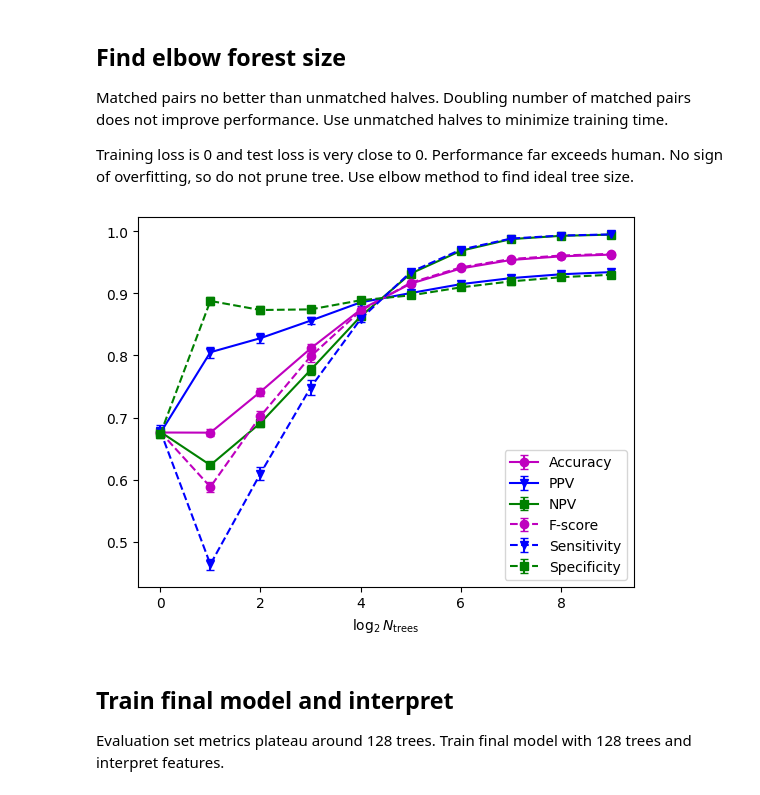
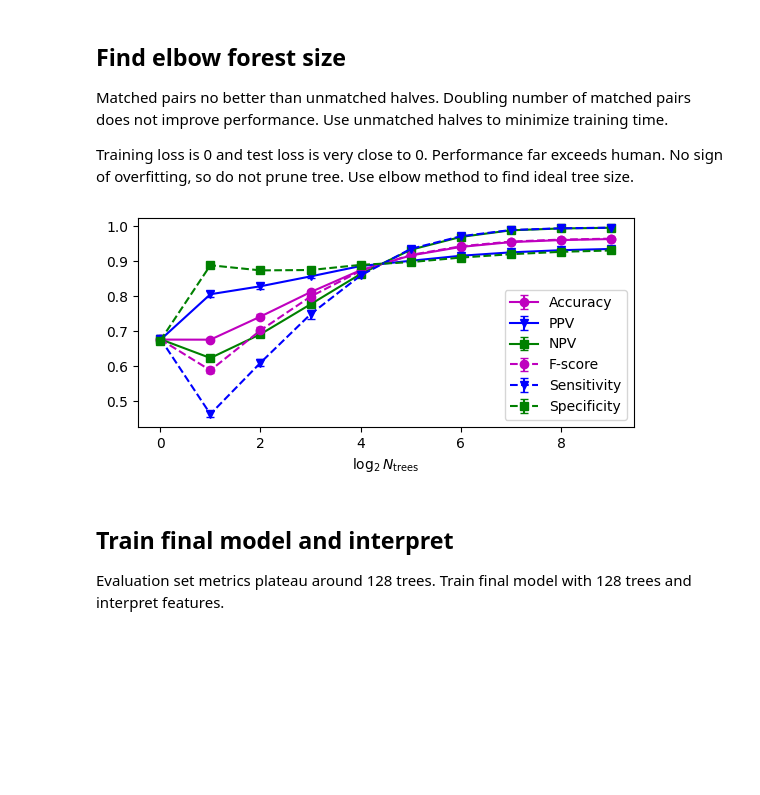
Before and after one commit to cjoshliu/cgl-stability-classifiers, a Jupyter notebook: random_forest.ipynb, the cells around one changed output. Saved outputs shown, nothing was run; the diff lists cells and outputs as text; code cells hidden in the pictures; blank space fills up the shorter version.

```diff
--- a/random_forest.ipynb
+++ b/random_forest.ipynb
@@ -72,7 +72,7 @@ RandomForestClassifier(random_state=np.int64(421))
 # %% [markdown]
 ### Evaluate
 # %%
-predict = clf.predict(data.X_test)
-eval_metrics = evaluate(predict, data.y_test)
+predict = clf.predict(data.X_dev)
+eval_metrics = evaluate(predict, data.y_dev)
 print(eval_metrics)
 # %% [output]
@@ -117,30 +117,31 @@ for log2_forest_size in range(n_log2_forest_sizes):
 # %%
 ci_ppf = Student.ppf(0.975, df=n_forests-1)
 
 fig, ax = plt.subplots()
 ax.errorbar(np.arange(n_log2_forest_sizes), np.mean(all_accuracy, axis=1),
             yerr=np.std(all_accuracy, axis=1)/np.sqrt(n_forests)*ci_ppf,
             capsize=3, color='m', marker='o', label='Accuracy')
 ax.errorbar(np.arange(n_log2_forest_sizes), np.mean(all_ppv, axis=1),
             yerr=np.std(all_ppv, axis=1)/np.sqrt(n_forests)*ci_ppf,
             capsize=3, color='b', marker='v', label='PPV')
 ax.errorbar(np.arange(n_log2_forest_sizes), np.mean(all_npv, axis=1),
             yerr=np.std(all_npv, axis=1)/np.sqrt(n_forests)*ci_ppf,
             capsize=3, color='g', marker='s', label='NPV')
 ax.errorbar(np.arange(n_log2_forest_sizes), np.mean(all_f, axis=1),
             yerr=np.std(all_f, axis=1)/np.sqrt(n_forests)*ci_ppf,
             capsize=3, color='m', marker='o', ls='--', mfc=None, label='F-score')
 ax.errorbar(np.arange(n_log2_forest_sizes), np.mean(all_sensitivity, axis=1),
             yerr=np.std(all_sensitivity, axis=1)/np.sqrt(n_forests)*ci_ppf,
             capsize=3, color='b', marker='v', ls='--', mfc=None, label='Sensitivity')
 ax.errorbar(np.arange(n_log2_forest_sizes), np.mean(all_specificity, axis=1),
             yerr=np.std(all_specificity, axis=1)/np.sqrt(n_forests)*ci_ppf,
             capsize=3, color='g', marker='s', ls='--', mfc=None, label='Specificity')
 ax.legend()
 ax.set_xlabel(r'$\log_2 N_\text{trees}$')
+ax.set_aspect(7)
 plt.savefig('figures/random_forest_metrics.pdf', bbox_inches='tight')
 # %% [output]
-[figure, old version]
+[figure, new version]
 # %% [markdown]
 ## Train final model and interpret
 Evaluation set metrics plateau around 128 trees.
```
Also changed, not shown: parts of 10 cells of this notebook, 21 other files.
